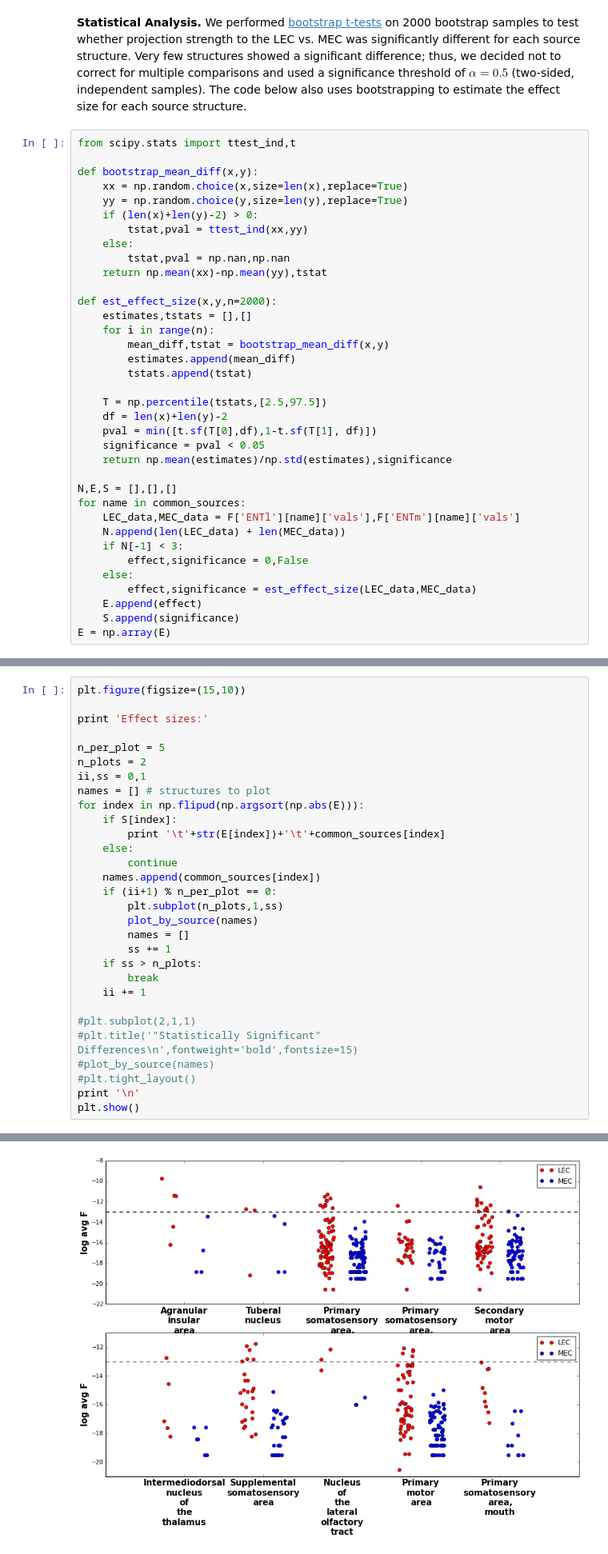
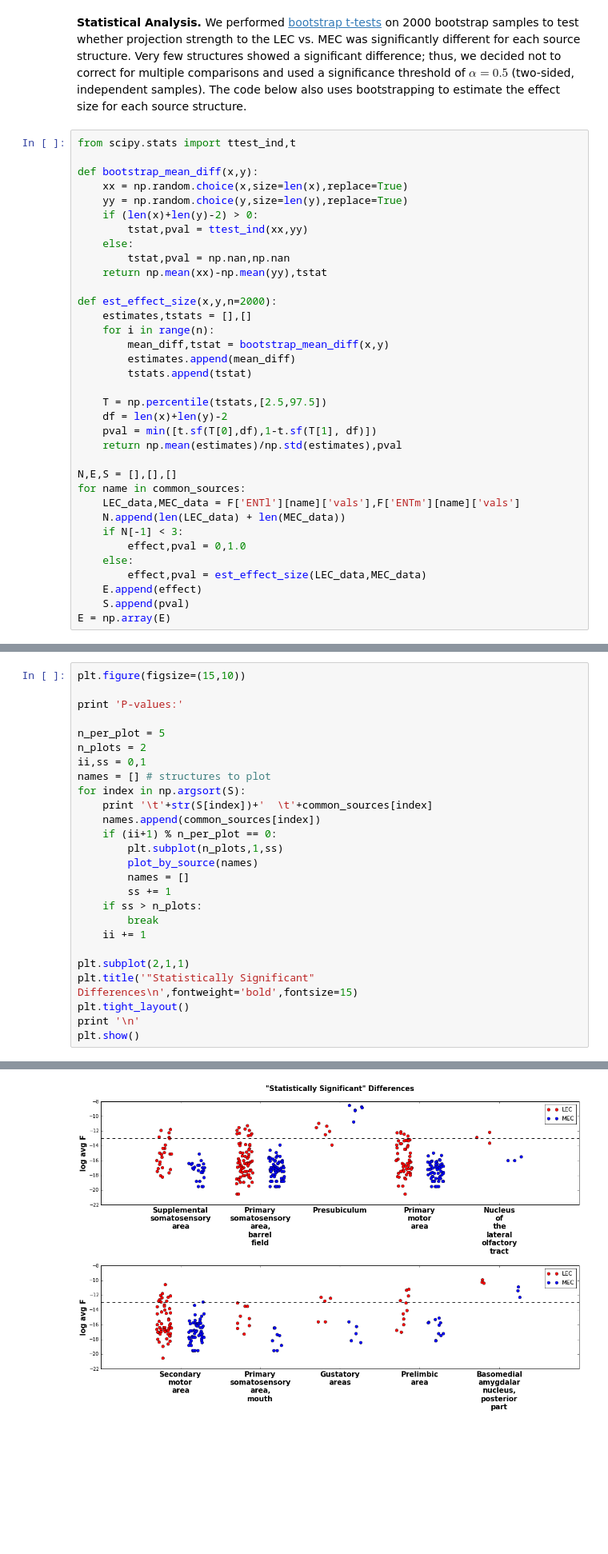
Before and after one commit to emukamel/notebooks, a Jupyter notebook: AllenBrainAtlas/NeuroanatomyClassProject.ipynb, the cells around one changed output, grey strips where cells are left out. Shown at 80% size. Drawn from its saved outputs; the diff is of its cells as text; blank space fills up the shorter version.

```diff
--- a/AllenBrainAtlas/NeuroanatomyClassProject.ipynb
+++ b/AllenBrainAtlas/NeuroanatomyClassProject.ipynb
@@ -139,17 +126,16 @@ def est_effect_size(x,y,n=2000):
     T = np.percentile(tstats,[2.5,97.5])
     df = len(x)+len(y)-2
     pval = min([t.sf(T[0],df),1-t.sf(T[1], df)])
-    significance = pval < 0.05
-    return np.mean(estimates)/np.std(estimates),significance
+    return np.mean(estimates)/np.std(estimates),pval
 
 N,E,S = [],[],[]
 for name in common_sources:
     LEC_data,MEC_data = F['ENTl'][name]['vals'],F['ENTm'][name]['vals']
     N.append(len(LEC_data) + len(MEC_data))
     if N[-1] < 3:
-        effect,significance = 0,False
+        effect,pval = 0,1.0
     else:
-        effect,significance = est_effect_size(LEC_data,MEC_data)
+        effect,pval = est_effect_size(LEC_data,MEC_data)
     E.append(effect)
-    S.append(significance)
+    S.append(pval)
 E = np.array(E)
@@ -199,17 +187,14 @@ Effect sizes:
 # %%
 plt.figure(figsize=(15,10))
 
-print 'Effect sizes:'
+print 'P-values:'
 
 n_per_plot = 5
 n_plots = 2
 ii,ss = 0,1
 names = [] # structures to plot
-for index in np.flipud(np.argsort(np.abs(E))):
-    if S[index]:
-        print '\t'+str(E[index])+'\t'+common_sources[index]
-    else:
-        continue
+for index in np.argsort(S):
+    print '\t'+str(S[index])+'  \t'+common_sources[index]
     names.append(common_sources[index])
     if (ii+1) % n_per_plot == 0:
         plt.subplot(n_plots,1,ss)
@@ -220,10 +205,9 @@ for index in np.flipud(np.argsort(np.abs(E))):
         break
     ii += 1
 
-#plt.subplot(2,1,1)
-#plt.title('"Statistically Significant" Differences\n',fontweight='bold',fontsize=15)
-#plot_by_source(names)
-#plt.tight_layout()
+plt.subplot(2,1,1)
+plt.title('"Statistically Significant" Differences\n',fontweight='bold',fontsize=15)
+plt.tight_layout()
 print '\n'
 plt.show()
 # %% [output]
@@ -241 +225 @@ Effect sizes:
-[figure, old version]
+[figure, new version]
```
Also changed, not shown: parts of 11 cells of this notebook, 1 other file.
